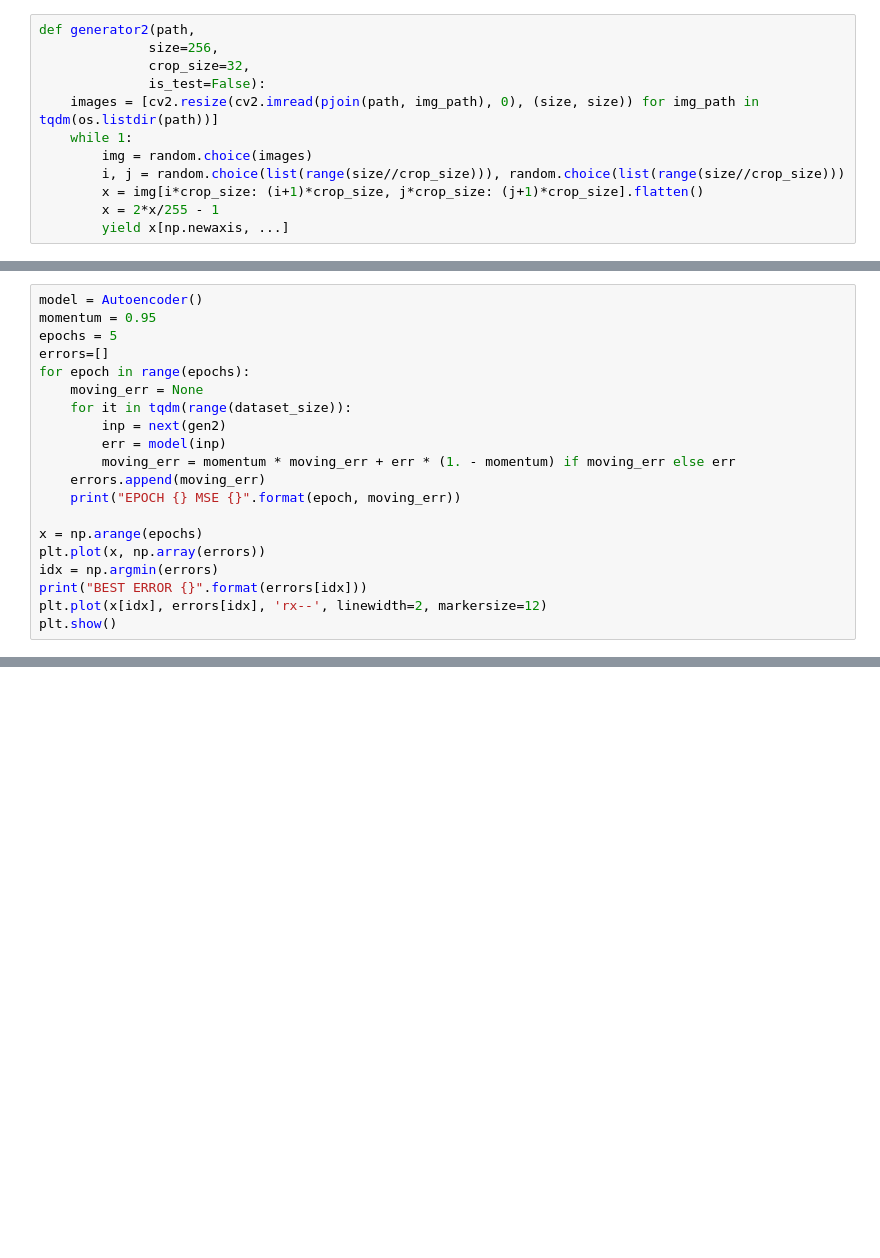
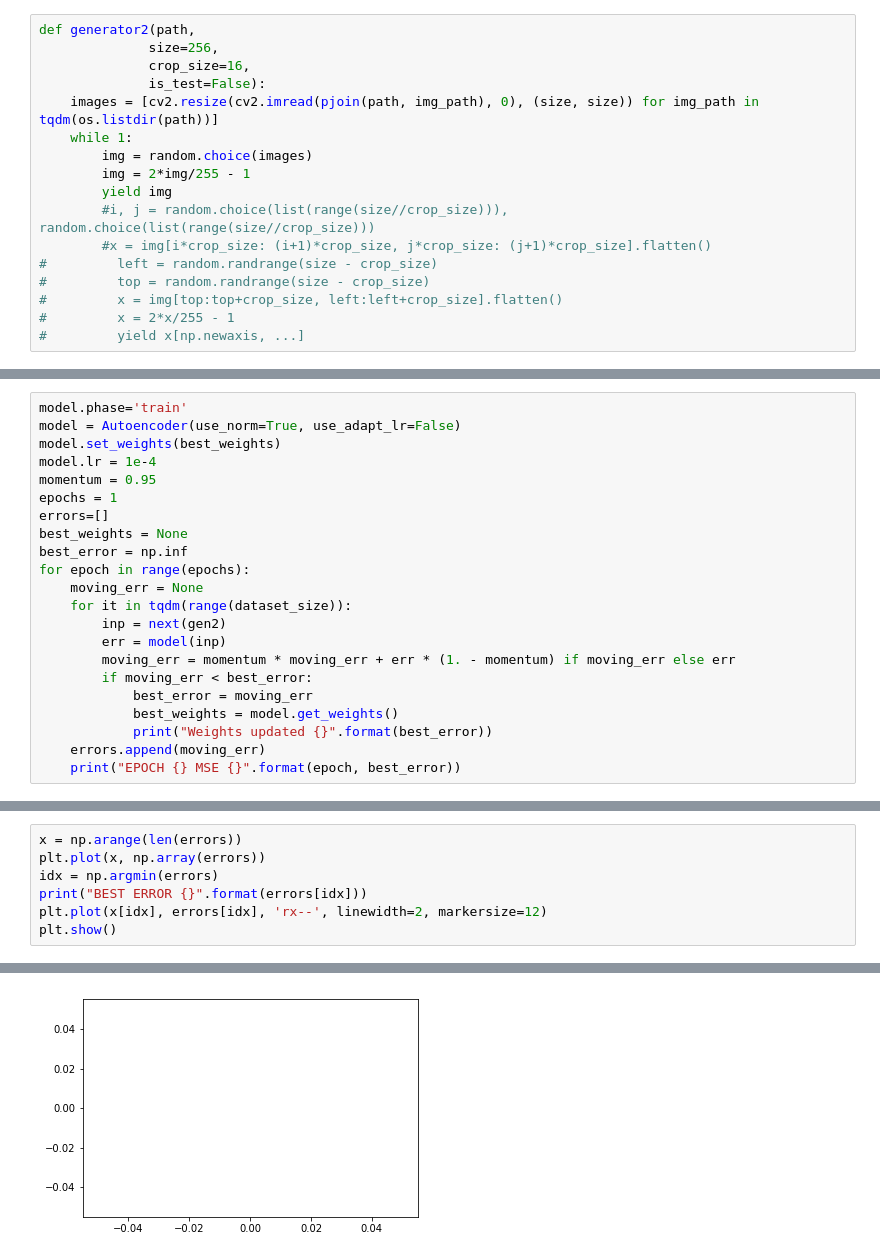
Before and after one commit to zaomatchbox/iai, a Jupyter notebook: 1/mrlzla/lab1.ipynb, the cells around one changed output, grey strips where cells are left out. Saved outputs shown, nothing was run; the diff lists cells and outputs as text; blank space fills up the shorter version.

```diff
--- a/1/mrlzla/lab1.ipynb
+++ b/1/mrlzla/lab1.ipynb
@@ -26,14 +34,19 @@ def generator(path,
 # %%
 def generator2(path,
               size=256,
-              crop_size=32,
+              crop_size=16,
               is_test=False):
     images = [cv2.resize(cv2.imread(pjoin(path, img_path), 0), (size, size)) for img_path in tqdm(os.listdir(path))]
     while 1:
         img = random.choice(images)
-        i, j = random.choice(list(range(size//crop_size))), random.choice(list(range(size//crop_size)))
-        x = img[i*crop_size: (i+1)*crop_size, j*crop_size: (j+1)*crop_size].flatten()
-        x = 2*x/255 - 1
-        yield x[np.newaxis, ...]
+        img = 2*img/255 - 1
+        yield img
+        #i, j = random.choice(list(range(size//crop_size))), random.choice(list(range(size//crop_size)))
+        #x = img[i*crop_size: (i+1)*crop_size, j*crop_size: (j+1)*crop_size].flatten()
+#         left = random.randrange(size - crop_size)
+#         top = random.randrange(size - crop_size)
+#         x = img[top:top+crop_size, left:left+crop_size].flatten()
+#         x = 2*x/255 - 1
+#         yield x[np.newaxis, ...]
 # %%
 dataset_path = "VOCdevkit/VOC2012/JPEGImages/"
@@ -126,21 +243,23 @@ BEST ERROR 0.05844246994820206
 # %%
-model = Autoencoder()
+model.phase='train'
+model = Autoencoder(use_norm=True, use_adapt_lr=False)
+model.set_weights(best_weights)
+model.lr = 1e-4
 momentum = 0.95
-epochs = 5
+epochs = 1
 errors=[]
+best_weights = None
+best_error = np.inf
 for epoch in range(epochs):
     moving_err = None
     for it in tqdm(range(dataset_size)):
         inp = next(gen2)
         err = model(inp)
         moving_err = momentum * moving_err + err * (1. - momentum) if moving_err else err
+        if moving_err < best_error:
+            best_error = moving_err
+            best_weights = model.get_weights()
+            print("Weights updated {}".format(best_error))
     errors.append(moving_err)
-    print("EPOCH {} MSE {}".format(epoch, moving_err))
-
-x = np.arange(epochs)
-plt.plot(x, np.array(errors))
-idx = np.argmin(errors)
-print("BEST ERROR {}".format(errors[idx]))
-plt.plot(x[idx], errors[idx], 'rx--', linewidth=2, markersize=12)
-plt.show()
+    print("EPOCH {} MSE {}".format(epoch, best_error))
 # %% [output]
@@ -149,0 +276,8 @@ EPOCH 2 MSE 0.27757750405026516
+# %%
+x = np.arange(len(errors))
+plt.plot(x, np.array(errors))
+idx = np.argmin(errors)
+print("BEST ERROR {}".format(errors[idx]))
+plt.plot(x[idx], errors[idx], 'rx--', linewidth=2, markersize=12)
+plt.show()
+# %% [output]
@@ -149,0 +285 @@ EPOCH 2 MSE 0.27757750405026516
+[figure, added]
```
Also changed, not shown: parts of 16 cells of this notebook.
